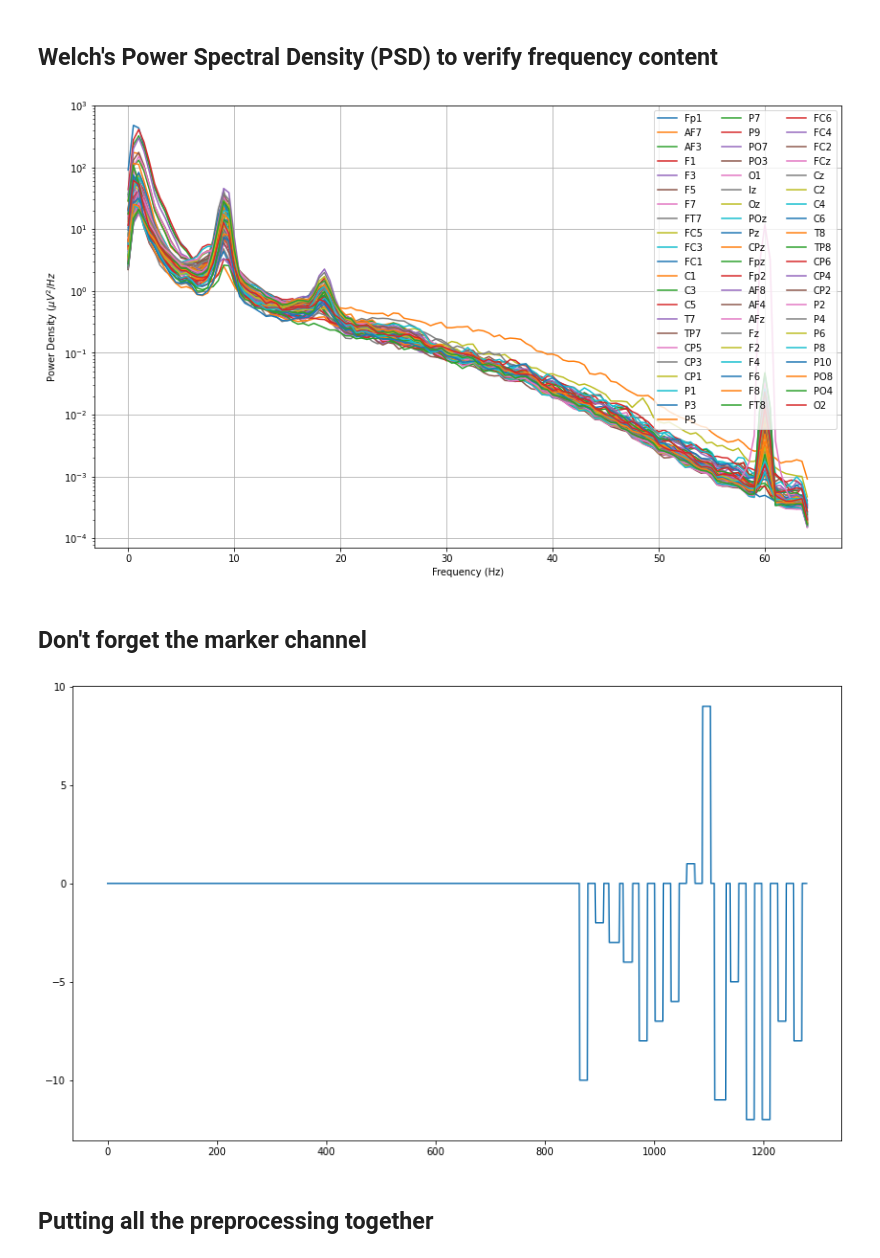
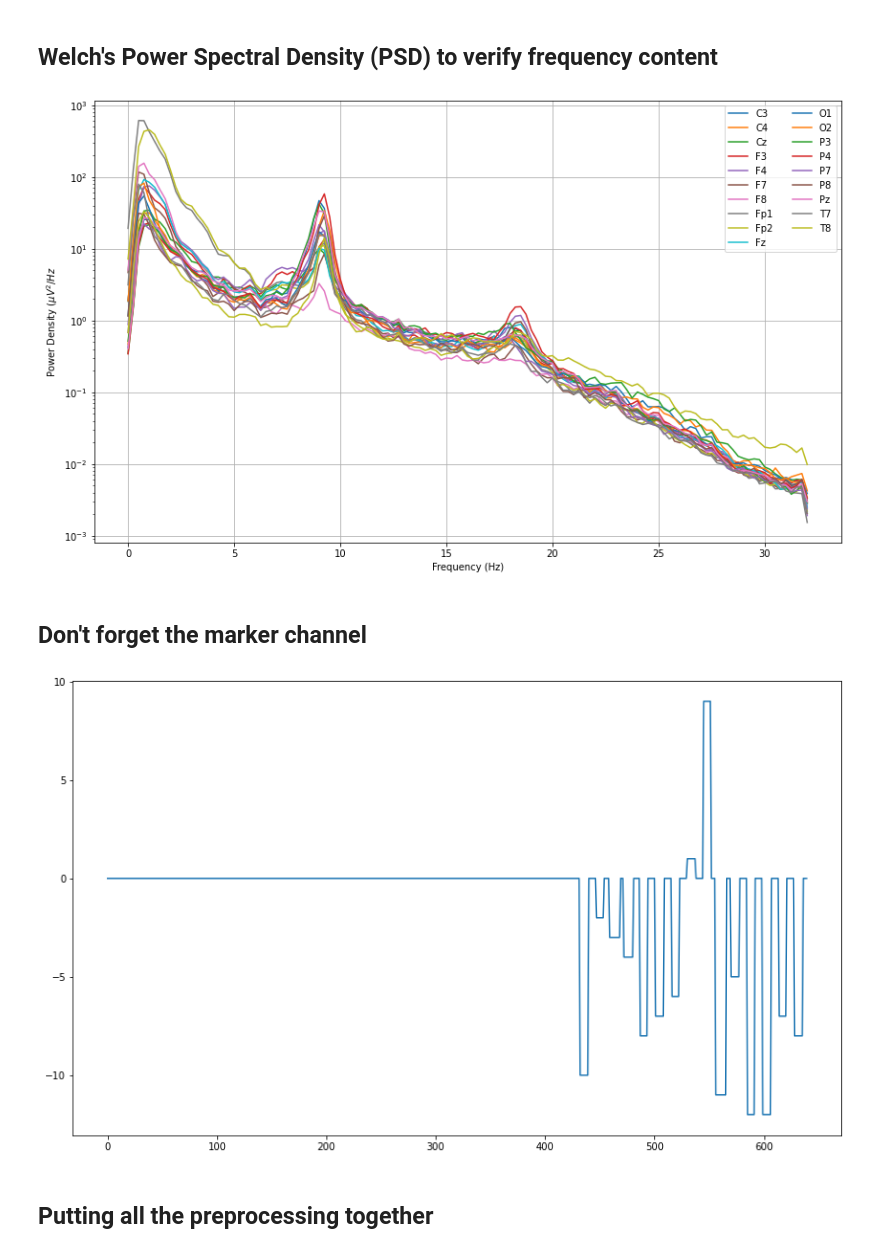
Before and after one commit to idfah/notebooks, a Jupyter notebook: eeg/p300_classification_with_biosemi_data_prep.ipynb, the cells around one changed output. Saved outputs shown, nothing was run; the diff lists cells and outputs as text; code cells hidden in the pictures.

```diff
--- a/eeg/p300_classification_with_biosemi_data_prep.ipynb
+++ b/eeg/p300_classification_with_biosemi_data_prep.ipynb
@@ -108 +109,4 @@ plot_trace(train_data, 1024)
+# %%
+select_chan_idxs = [chan_names.index(chan_name) for chan_name in select_chan_names]
+train_data = train_data[:, select_chan_idxs]
 # %%
@@ -135,7 +139,7 @@ def make_bandpass(samp_rate, low_freq, high_freq, order=3):
 
     return bandpass
 # %%
-bandpass = make_bandpass(1024, 0.5, 40.0)
+bandpass = make_bandpass(samp_rate=1024, low_freq=0.5, high_freq=24.0)
 # %%
 train_data = bandpass(train_data)
 # %%
@@ -145,2 +149,4 @@ train_data = bandpass(train_data)
+# %%
+downsample_factor = 16
 # %%
-train_data = train_data[::8]
+train_data = train_data[::downsample_factor]
@@ -155,16 +157,16 @@ plot_trace(train_data[:, :16], 128)
 # %% [markdown]
 ## Welch's Power Spectral Density (PSD) to verify frequency content
 # %%
-freqs, powers = sp.signal.welch(train_data.T, 128.0)
+freqs, powers = sp.signal.welch(train_data.T, 64.0)
 
 plt.plot(freqs, powers.T);
 plt.xlabel('Frequency (Hz)');
 plt.ylabel(r'Power Density ($\mu V^2/Hz$');
 plt.yscale('log');
 plt.grid();
-plt.legend(chan_names, ncol=3);
+plt.legend(select_chan_names, ncol=2);
 # %% [output]
-[figure, old version]
+[figure, new version]
 # %% [markdown]
 ## Don't forget the marker channel
 # %%
@@ -174,7 +176,7 @@ test_markers = raw_test_data[::8, -1]
 # %%
-plt.plot(train_markers[:128*10]);
+plt.plot(train_markers[:64*10]);
 # %% [output]
-[figure, old version]
+[figure, new version]
 # %% [markdown]
 ## Putting all the preprocessing together
 # %%
```
Also changed, not shown: parts of 38 cells of this notebook.
